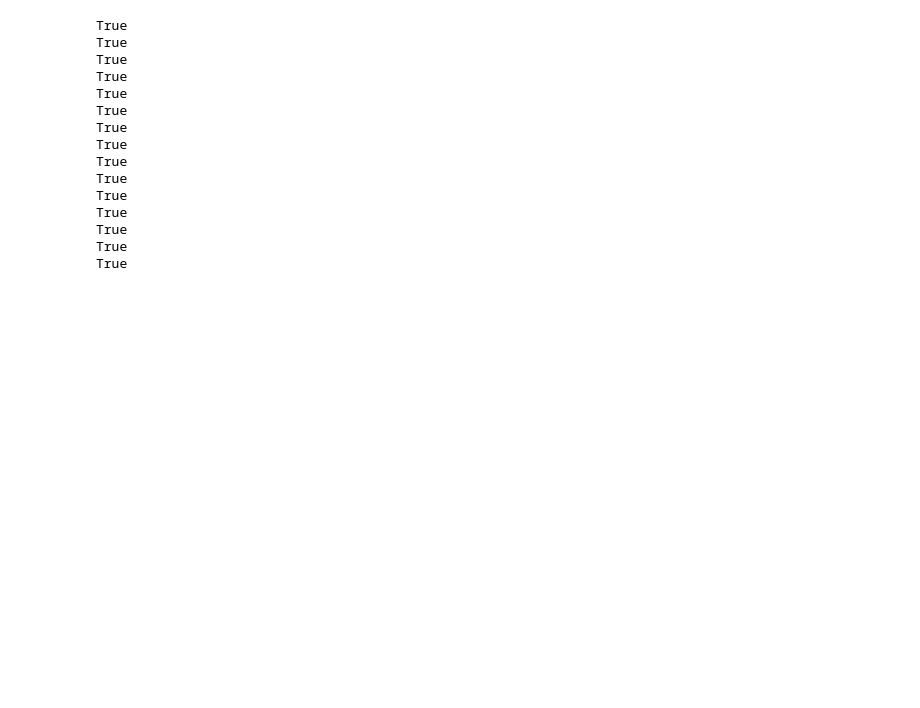
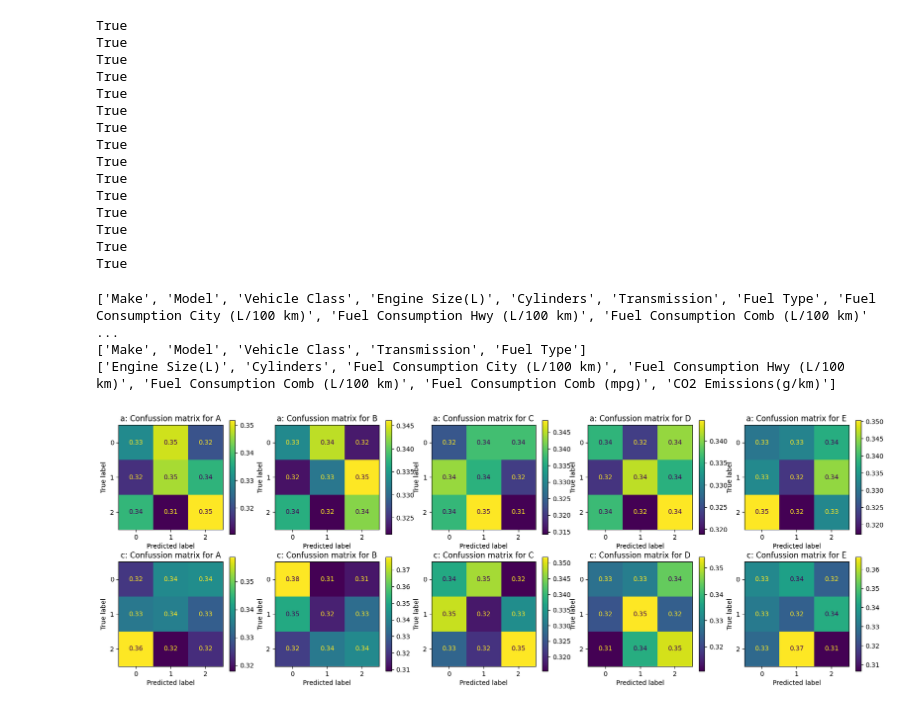
Before and after one commit to Pawel-Tomasz-Nowak/Scientific-collaboration, a Jupyter notebook: EmissionAnalysis/testowanie.ipynb, the cells around one changed output. Saved outputs shown, nothing was run; the diff lists cells and outputs as text; code cells hidden in the pictures; blank space fills up the shorter version.

```diff
--- a/EmissionAnalysis/testowanie.ipynb
+++ b/EmissionAnalysis/testowanie.ipynb
@@ -1387,3 +1387,69 @@ True
 True
 True
 True
+# %%
+import pandas as pd, numpy as np
+#The datatype of each feature of the dataframe.
+
+dtypes = {
+    "Make": pd.CategoricalDtype(),  # typ dla ciągów znaków
+    "Model": pd.CategoricalDtype(),  # typ dla ciągów znaków
+    "Vehicle Class": pd.CategoricalDtype(),  # typ dla ciągów znaków
+    "Engine Size(L)": pd.Float64Dtype(),  # zmiennoprzecinkowy, natywny typ pandas
+    "Cylinders":  pd.Int8Dtype(),  # liczba całkowita o małej precyzji
+    "Transmission": pd.CategoricalDtype(),  # typ dla ciągów znaków
+    "Fuel Type": pd.CategoricalDtype(),  # typ dla ciągów znaków
+    "Fuel Consumption City (L/100 km)": pd.Float64Dtype(),  # zmiennoprzecinkowy
+    "Fuel Consumption Hwy (L/100 km)": pd.Float64Dtype(),  # zmiennoprzecinkowy
+    "Fuel Consumption Comb (L/100 km)": pd.Float64Dtype(),  # zmiennoprzecinkowy
+    "Fuel Consumption Comb (mpg)": pd.Float64Dtype(),  # zmiennoprzecinkowy
+    "CO2 Emissions(g/km)": pd.Float64Dtype()  # zmiennoprzecinkowy
+}
+
+
+
+features:list[str] = list(dtypes.keys())
+print(features)
+
+
+cat_features:list[str] = [feature for feature in features if isinstance(dtypes[feature], pd.CategoricalDtype)]
+num_features:list[str] = [feature for feature in features if pd.api.types.is_numeric_dtype(dtypes[feature])]
+
+print(cat_features)
+print(num_features)
+# %% [output]
+['Make', 'Model', 'Vehicle Class', 'Engine Size(L)', 'Cylinders', 'Transmission', 'Fuel Type', 'Fuel Consumption City (L/100 km)', 'Fuel Consumption Hwy (L/100 km)', 'Fuel Consumption Comb (L/100 km)' ...
+['Make', 'Model', 'Vehicle Class', 'Transmission', 'Fuel Type']
+['Engine Size(L)', 'Cylinders', 'Fuel Consumption City (L/100 km)', 'Fuel Consumption Hwy (L/100 km)', 'Fuel Consumption Comb (L/100 km)', 'Fuel Consumption Comb (mpg)', 'CO2 Emissions(g/km)']
+# %%
+import matplotlib.pyplot as plt
+import numpy as np
+from sklearn.metrics import confusion_matrix, ConfusionMatrixDisplay
+
+
+
+modele = ['A','B','C','D','E']
+treningi =['a','b','c','d']
+
+
+figure, axes_array =  plt.subplots(nrows = 2, ncols  = len(modele), figsize  = (21, 7))
+
+
+np.random.seed(1)
+
+for row_idx, train_type in enumerate(['a','c']):
+    for col_idx, model in enumerate(modele):
+        y_true = np.random.randint(0, 3, size = 5000)
+        y_pred = np.random.randint(0,3, size = 5000)
+
+        conf_matrix = confusion_matrix(y_true = y_true, y_pred = y_pred, normalize = "true")
+
+        axes = axes_array[row_idx, col_idx]
+
+
+        conf_matrix_displayer = ConfusionMatrixDisplay(confusion_matrix= conf_matrix)
+
+        conf_matrix_displayer.plot(ax = axes)
+        axes.set_title(f"{train_type}: Confussion matrix for {model}")
+# %% [output]
+[figure, added]
```
Also changed, not shown: 2 other files.
